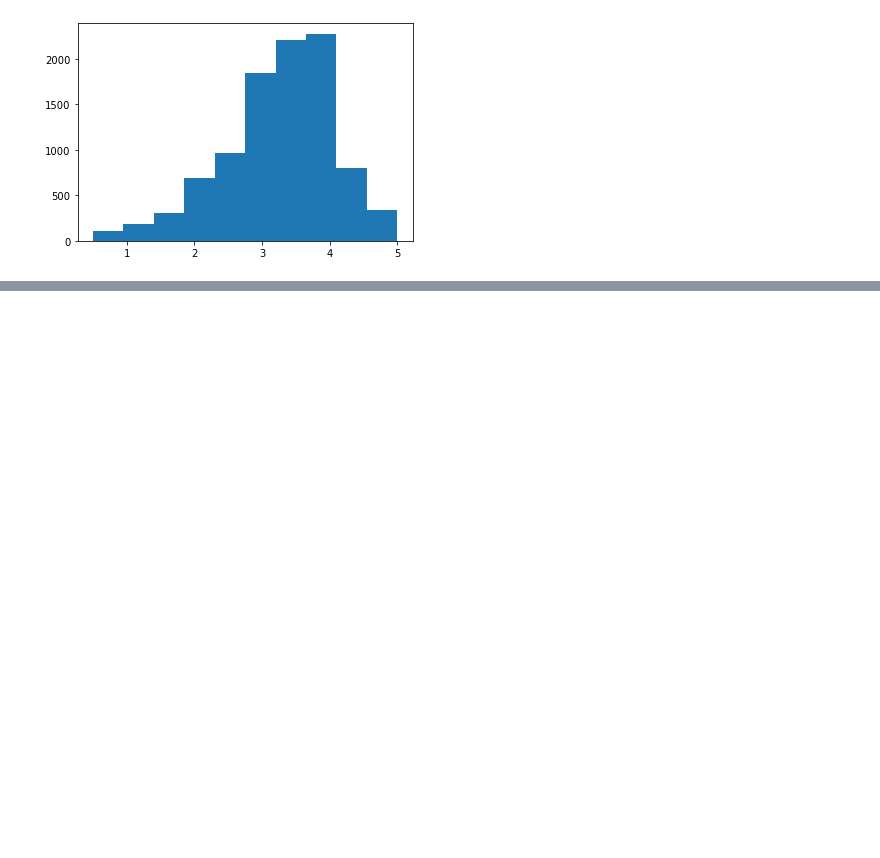
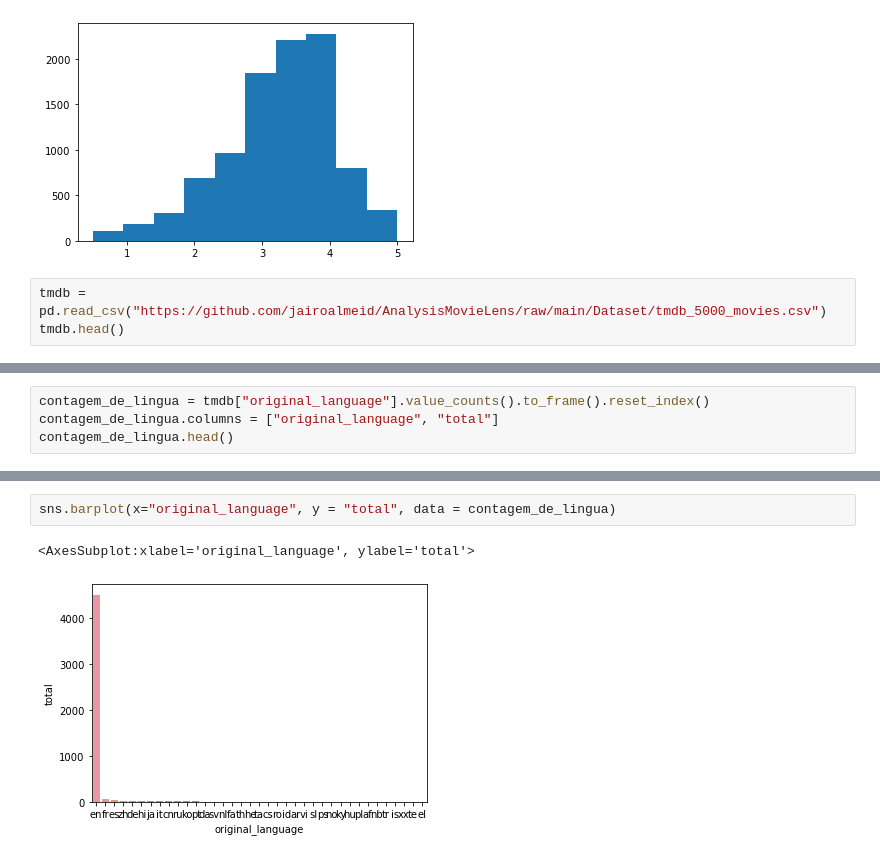
Before and after one commit to jairoalmeid/AnalysisMovieLens, a Jupyter notebook: MovieLens.ipynb, the cells around one changed output, grey strips where cells are left out. Cells and saved outputs as stored; diff of their text form; blank space fills up the shorter version.

```diff
--- a/MovieLens.ipynb
+++ b/MovieLens.ipynb
@@ -147,3 +147,6 @@ plt.tittle("Histograma das médias dos filmes")
 # %% [output]
 AttributeError: module 'matplotlib.pyplot' has no attribute 'tittle'
 [figure]
+# %%
+tmdb = pd.read_csv("https://github.com/jairoalmeid/AnalysisMovieLens/raw/main/Dataset/tmdb_5000_movies.csv")
+tmdb.head()
@@ -149,0 +168,4 @@ AttributeError: module 'matplotlib.pyplot' has no attribute 'tittle'
+# %%
+contagem_de_lingua = tmdb["original_language"].value_counts().to_frame().reset_index()
+contagem_de_lingua.columns = ["original_language", "total"]
+contagem_de_lingua.head()
@@ -149,0 +179,5 @@ AttributeError: module 'matplotlib.pyplot' has no attribute 'tittle'
+# %%
+sns.barplot(x="original_language", y = "total", data = contagem_de_lingua)
+# %% [output]
+<AxesSubplot:xlabel='original_language', ylabel='total'>
+[figure, added]
```
Also changed, not shown: parts of 10 cells of this notebook.
